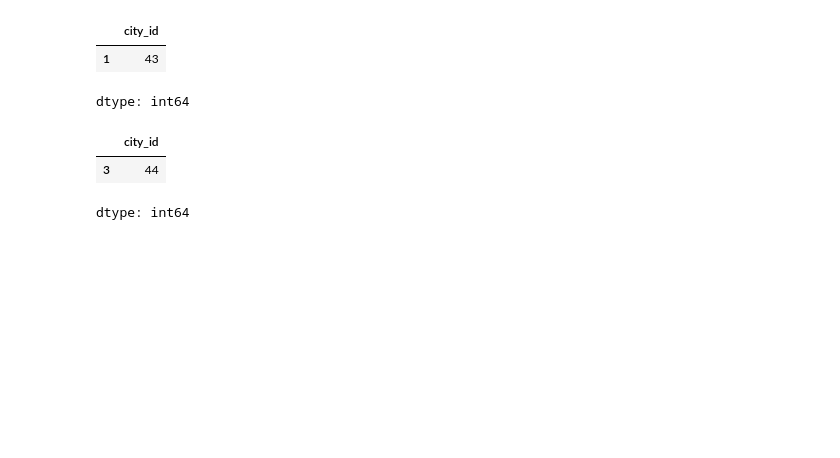
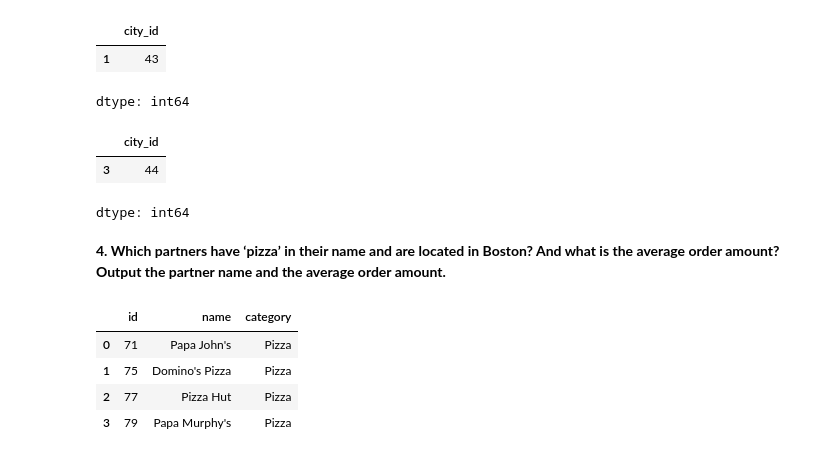
Before and after one commit to Aditichintamani/Python_sample_case_study, a Jupyter notebook: Pandas_Medium_difficulty.ipynb, the cells around one changed output. Cells and saved outputs as stored; diff of their text form; code cells hidden in the pictures; blank space fills up the shorter version.

```diff
--- a/Pandas_Medium_difficulty.ipynb
+++ b/Pandas_Medium_difficulty.ipynb
@@ -129,3 +129,49 @@ largest_growth
 |  | city_id |
 | 3 | 44 |
 dtype: int64
+# %% [markdown]
+**4. Which partners have ‘pizza’ in their name and are located in Boston? And what is the average order amount? Output the partner name and the average order amount.**
+# %%
+import pandas as pd
+data = {
+    'id': range(1, 21),
+    'customer_id': [102, 104, 100, 101, 103, 102, 103, 101, 101, 103, 102, 104, 100, 100, 104, 102, 102, 100, 104, 101],
+    'courier_id': [224, 224, 239, 205, 218, 201, 205, 246, 218, 211, 223, 211, 204, 231, 246, 231, 246, 205, 204, 231],
+    'seller_id': [79, 75, 79, 79, 71, 77, 79, 77, 79, 77, 79, 77, 71, 79, 75, 77, 79, 77, 77, 75],
+    'order_timestamp_utc': pd.to_datetime([
+        '2019-03-11 23:27:00', '2019-04-11 04:24:00', '2019-03-11 21:17:00', '2019-03-11 02:34:00',
+        '2019-04-11 00:15:00', '2019-03-11 18:22:00', '2019-04-11 11:15:00', '2019-03-11 04:12:00',
+        '2019-03-11 08:59:00', '2019-03-11 00:22:00', '2019-03-11 10:44:00', '2019-03-11 01:37:00',
+        '2019-03-11 07:00:00', '2019-03-11 03:12:00', '2019-04-11 08:52:00', '2019-03-11 08:26:00',
+        '2019-04-11 01:15:00', '2019-03-11 03:10:00', '2019-04-11 08:14:00', '2019-04-11 10:49:00'
+    ]),
+    'amount': [155.73, 216.6, 168.69, 210.84, 212.6, 220.83, 94.86, 86.15, 75.52, 15.85, 59.69, 153.61, 190.29, 115.45, 225.91, 158.68, 62.72, 125.65, 129.75, 105.07],
+    'city_id': [47, 44, 47, 43, 47, 47, 49, 49, 43, 49, 49, 44, 43, 49, 47, 43, 49, 49, 44, 43]
+}
+postmates_orders = pd.DataFrame(data)
+
+
+data = {'id': [43, 44, 47, 49],
+        'name': ['Boston', 'Seattle', 'Denver', 'Chicago'],
+        'timezone': ['EST', 'PST', 'MST', 'CST']}
+
+postmates_markets = pd.DataFrame(data)
+
+
+data = {'id': [71, 75, 77, 79],
+        'name': ["Papa John's", "Domino's Pizza", "Pizza Hut", "Papa Murphy's"],
+        'category': ['Pizza', 'Pizza', 'Pizza', 'Pizza']}
+postmates_partners = pd.DataFrame(data)
+
+
+
+
+postmates_markets
+postmates_orders
+postmates_partners
+# %% [output]
+|  | id | name | category |
+| 0 | 71 | Papa John's | Pizza |
+| 1 | 75 | Domino's Pizza | Pizza |
+| 2 | 77 | Pizza Hut | Pizza |
+| 3 | 79 | Papa Murphy's | Pizza |
```
Also changed, not shown: parts of 7 cells of this notebook.
